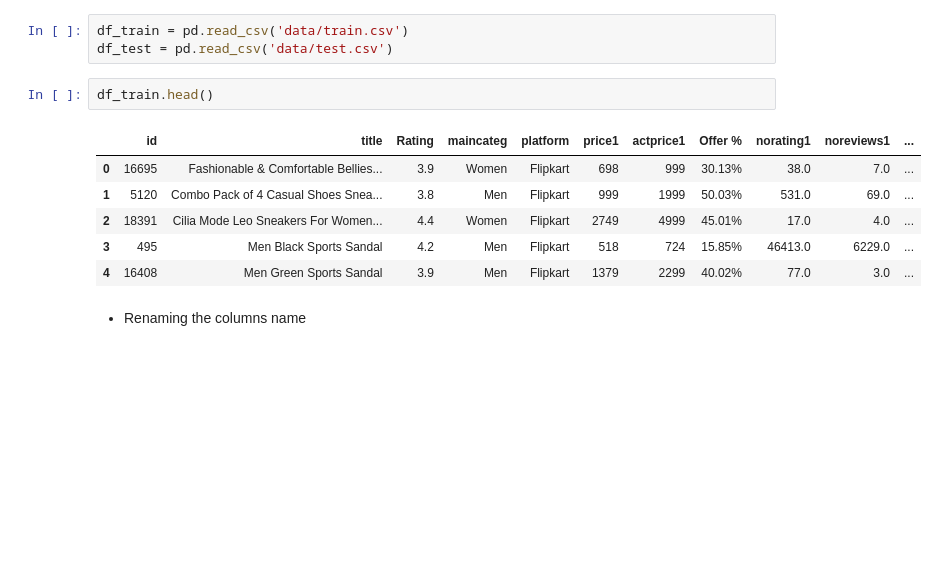
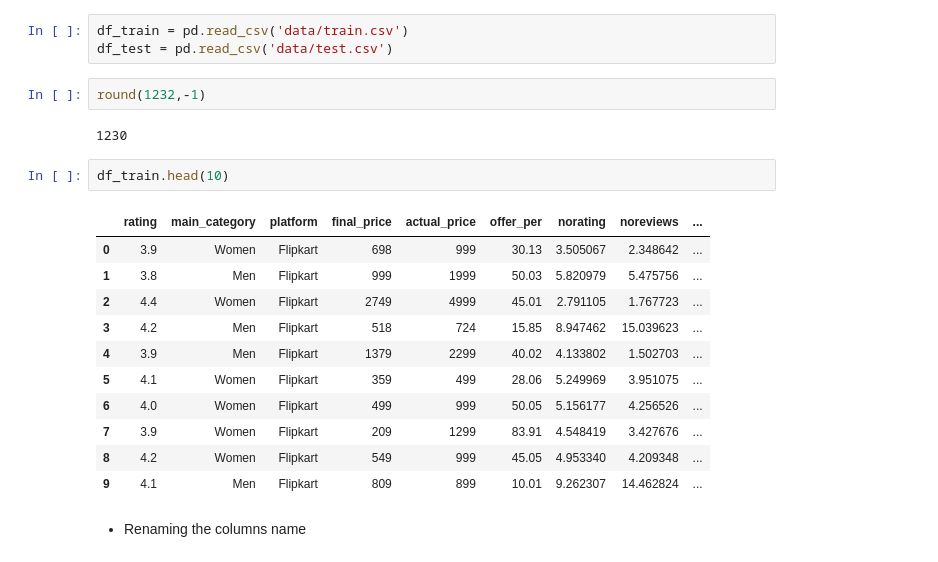
Before and after one commit to SKT27182/summer-analytics, a Jupyter notebook: Hackathon/final_hackathon.ipynb, the cells around one changed output. Saved outputs shown, nothing was run; the diff lists cells and outputs as text; blank space fills up the shorter version.

```diff
--- a/Hackathon/final_hackathon.ipynb
+++ b/Hackathon/final_hackathon.ipynb
@@ -37,15 +39,24 @@ import math
 # %%
 df_train = pd.read_csv('data/train.csv')
 df_test = pd.read_csv('data/test.csv')
+# %%
+round(1232,-1)
+# %% [output]
+1230
 # %%
-df_train.head()
+df_train.head(10)
 # %% [output]
-|  | id | title | Rating | maincateg | platform | price1 | actprice1 | Offer % | norating1 | noreviews1 | ... |
-| 0 | 16695 | Fashionable & Comfortable Bellies... | 3.9 | Women | Flipkart | 698 | 999 | 30.13% | 38.0 | 7.0 | ... |
-| 1 | 5120 | Combo Pack of 4 Casual Shoes Snea... | 3.8 | Men | Flipkart | 999 | 1999 | 50.03% | 531.0 | 69.0 | ... |
-| 2 | 18391 | Cilia Mode Leo Sneakers For Women... | 4.4 | Women | Flipkart | 2749 | 4999 | 45.01% | 17.0 | 4.0 | ... |
-| 3 | 495 | Men Black Sports Sandal | 4.2 | Men | Flipkart | 518 | 724 | 15.85% | 46413.0 | 6229.0 | ... |
-| 4 | 16408 | Men Green Sports Sandal | 3.9 | Men | Flipkart | 1379 | 2299 | 40.02% | 77.0 | 3.0 | ... |
+|  | rating | main_category | platform | final_price | actual_price | offer_per | norating | noreviews | ... |
+| 0 | 3.9 | Women | Flipkart | 698 | 999 | 30.13 | 3.505067 | 2.348642 | ... |
+| 1 | 3.8 | Men | Flipkart | 999 | 1999 | 50.03 | 5.820979 | 5.475756 | ... |
+| 2 | 4.4 | Women | Flipkart | 2749 | 4999 | 45.01 | 2.791105 | 1.767723 | ... |
+| 3 | 4.2 | Men | Flipkart | 518 | 724 | 15.85 | 8.947462 | 15.039623 | ... |
+| 4 | 3.9 | Men | Flipkart | 1379 | 2299 | 40.02 | 4.133802 | 1.502703 | ... |
+| 5 | 4.1 | Women | Flipkart | 359 | 499 | 28.06 | 5.249969 | 3.951075 | ... |
+| 6 | 4.0 | Women | Flipkart | 499 | 999 | 50.05 | 5.156177 | 4.256526 | ... |
+| 7 | 3.9 | Women | Flipkart | 209 | 1299 | 83.91 | 4.548419 | 3.427676 | ... |
+| 8 | 4.2 | Women | Flipkart | 549 | 999 | 45.05 | 4.953340 | 4.209348 | ... |
+| 9 | 4.1 | Men | Flipkart | 809 | 899 | 10.01 | 9.262307 | 14.462824 | ... |
 # %% [markdown]
 - Renaming the columns name
 # %%
```
Also changed, not shown: parts of 115 cells of this notebook, 1 other file.
